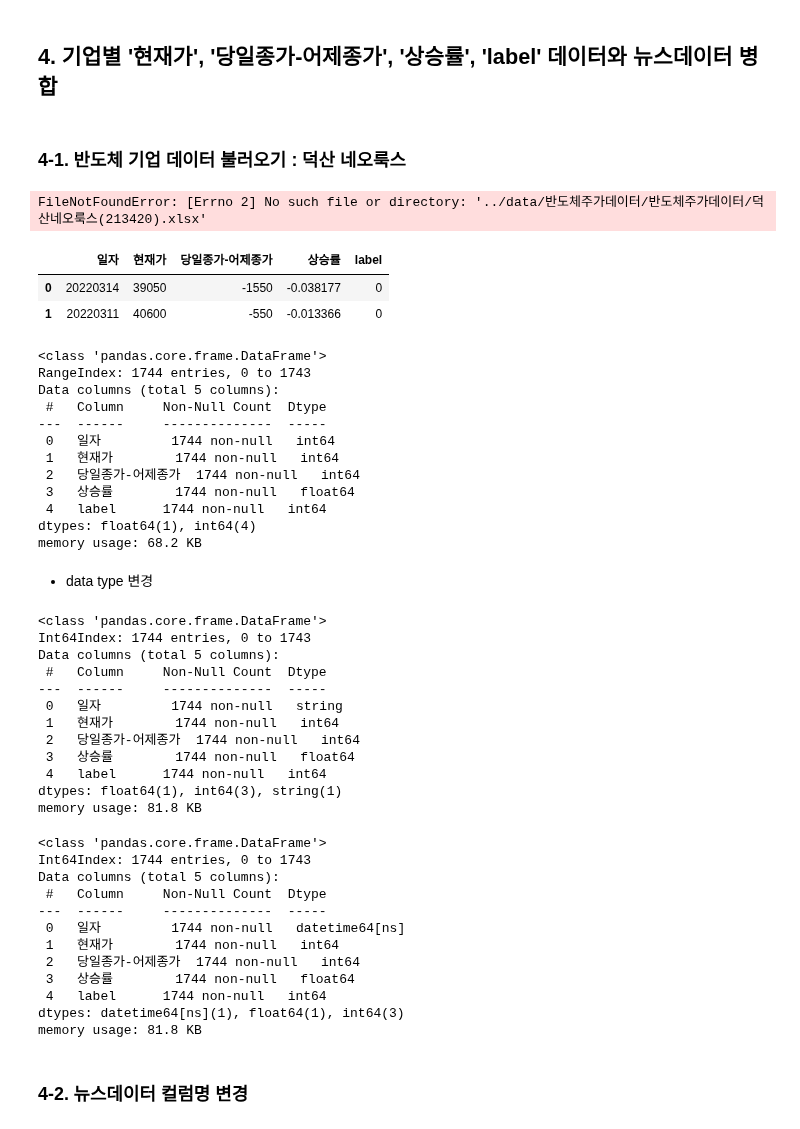
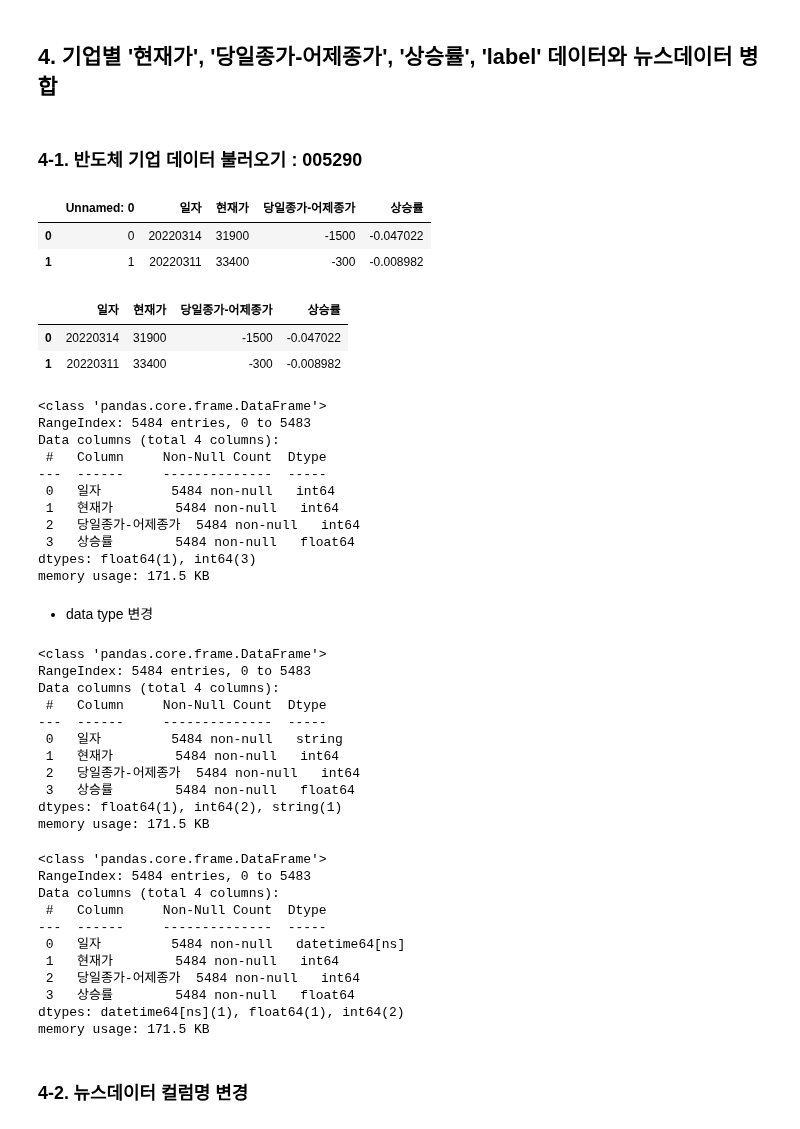
Before and after one commit to youngai1112/HK_Project, a Jupyter notebook: 7.1_뉴스데이터감성분석/01_뉴스데이터감성분석.ipynb, the cells around one changed output. Drawn from its saved outputs; the diff is of its cells as text; code cells hidden in the pictures.

```diff
--- a/7.1_뉴스데이터감성분석/01_뉴스데이터감성분석.ipynb
+++ b/7.1_뉴스데이터감성분석/01_뉴스데이터감성분석.ipynb
@@ -321,34 +321,35 @@ dtype: int64
 # %% [markdown]
 ## 4. 기업별 '현재가', '당일종가-어제종가', '상승률', 'label' 데이터와 뉴스데이터 병합
 # %% [markdown]
-### 4-1. 반도체 기업 데이터 불러오기 : 덕산 네오룩스
+### 4-1. 반도체 기업 데이터 불러오기 : 005290
 # %%
-df1 = pd.read_excel('../data/반도체주가데이터/반도체주가데이터/덕산네오룩스(213420).xlsx')
+df1 = pd.read_excel('../data/날짜현재가/005290.xlsx')
 df1.head(2)
 # %% [output]
-FileNotFoundError: [Errno 2] No such file or directory: '../data/반도체주가데이터/반도체주가데이터/덕산네오룩스(213420).xlsx'
+|  | Unnamed: 0 | 일자 | 현재가 | 당일종가-어제종가 | 상승률 |
+| 0 | 0 | 20220314 | 31900 | -1500 | -0.047022 |
+| 1 | 1 | 20220311 | 33400 | -300 | -0.008982 |
 # %%
-df1.drop(columns=['Unnamed: 0.1', 'Unnamed: 0'], inplace=True)
+df1.drop(columns=['Unnamed: 0'], inplace=True)
 df1.head(2)
 # %% [output]
-|  | 일자 | 현재가 | 당일종가-어제종가 | 상승률 | label |
-| 0 | 20220314 | 39050 | -1550 | -0.038177 | 0 |
-| 1 | 20220311 | 40600 | -550 | -0.013366 | 0 |
+|  | 일자 | 현재가 | 당일종가-어제종가 | 상승률 |
+| 0 | 20220314 | 31900 | -1500 | -0.047022 |
+| 1 | 20220311 | 33400 | -300 | -0.008982 |
 # %%
 df1.info()
 # %% [output]
 <class 'pandas.core.frame.DataFrame'>
-RangeIndex: 1744 entries, 0 to 1743
-Data columns (total 5 columns):
+RangeIndex: 5484 entries, 0 to 5483
+Data columns (total 4 columns):
  #   Column     Non-Null Count  Dtype
 ---  ------     --------------  -----
- 0   일자         1744 non-null   int64
- 1   현재가        1744 non-null   int64
- 2   당일종가-어제종가  1744 non-null   int64
- 3   상승률        1744 non-null   float64
- 4   label      1744 non-null   int64
-dtypes: float64(1), int64(4)
-memory usage: 68.2 KB
+ 0   일자         5484 non-null   int64
+ 1   현재가        5484 non-null   int64
+ 2   당일종가-어제종가  5484 non-null   int64
+ 3   상승률        5484 non-null   float64
+dtypes: float64(1), int64(3)
+memory usage: 171.5 KB
 # %% [markdown]
 - data type 변경
 # %%
@@ -357,34 +358,32 @@ df1 = df1.astype({'일자':'string'})
 df1.info()
 # %% [output]
 <class 'pandas.core.frame.DataFrame'>
-Int64Index: 1744 entries, 0 to 1743
-Data columns (total 5 columns):
+RangeIndex: 5484 entries, 0 to 5483
+Data columns (total 4 columns):
  #   Column     Non-Null Count  Dtype
 ---  ------     --------------  -----
- 0   일자         1744 non-null   string
- 1   현재가        1744 non-null   int64
- 2   당일종가-어제종가  1744 non-null   int64
- 3   상승률        1744 non-null   float64
- 4   label      1744 non-null   int64
-dtypes: float64(1), int64(3), string(1)
-memory usage: 81.8 KB
+ 0   일자         5484 non-null   string
+ 1   현재가        5484 non-null   int64
+ 2   당일종가-어제종가  5484 non-null   int64
+ 3   상승률        5484 non-null   float64
+dtypes: float64(1), int64(2), string(1)
+memory usage: 171.5 KB
 # %%
 # data type : string -> datetime
 df1['일자'] = pd.to_datetime(df1['일자'])
 df1.info()
 # %% [output]
 <class 'pandas.core.frame.DataFrame'>
-Int64Index: 1744 entries, 0 to 1743
-Data columns (total 5 columns):
+RangeIndex: 5484 entries, 0 to 5483
+Data columns (total 4 columns):
  #   Column     Non-Null Count  Dtype
 ---  ------     --------------  -----
- 0   일자         1744 non-null   datetime64[ns]
- 1   현재가        1744 non-null   int64
- 2   당일종가-어제종가  1744 non-null   int64
- 3   상승률        1744 non-null   float64
- 4   label      1744 non-null   int64
-dtypes: datetime64[ns](1), float64(1), int64(3)
-memory usage: 81.8 KB
+ 0   일자         5484 non-null   datetime64[ns]
+ 1   현재가        5484 non-null   int64
+ 2   당일종가-어제종가  5484 non-null   int64
+ 3   상승률        5484 non-null   float64
+dtypes: datetime64[ns](1), float64(1), int64(2)
+memory usage: 171.5 KB
 # %% [markdown]
 ### 4-2. 뉴스데이터 컬럼명 변경
 # %%
```
Also changed, not shown: parts of 6 cells of this notebook.
